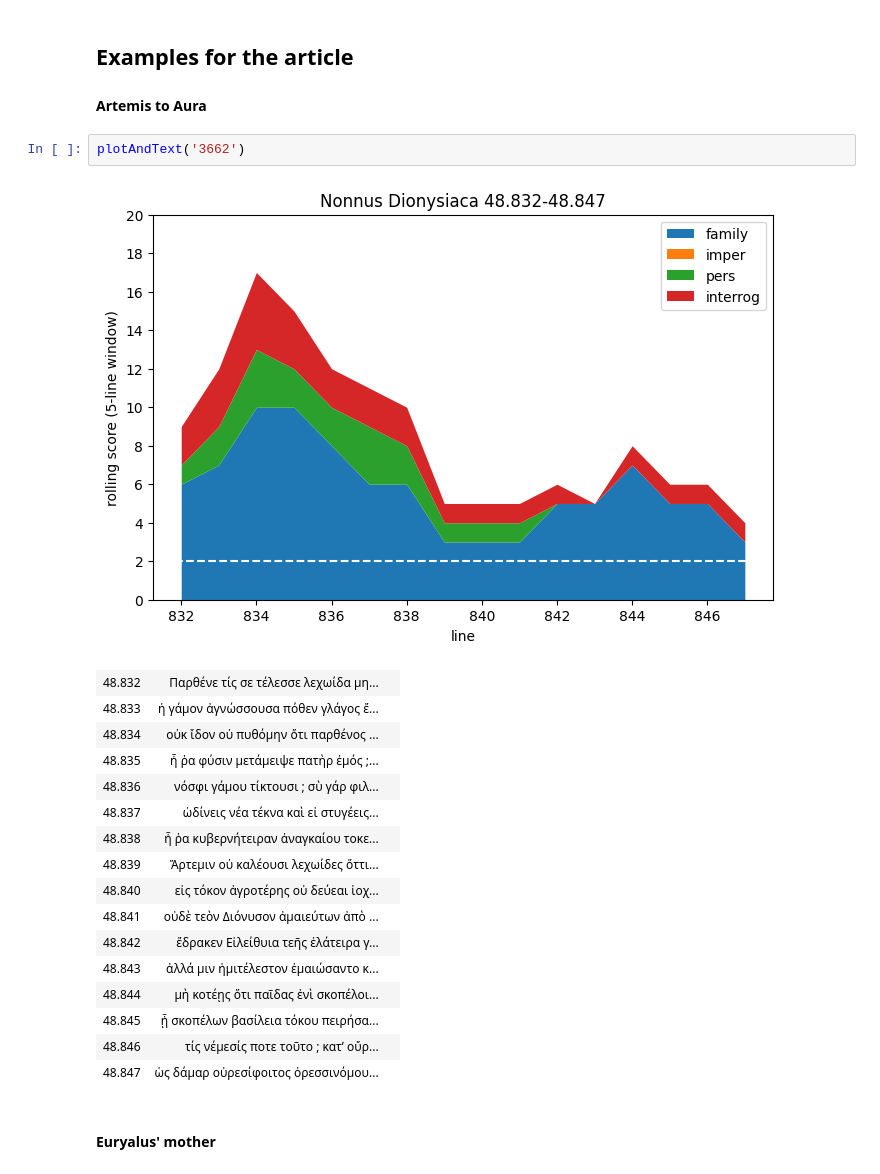
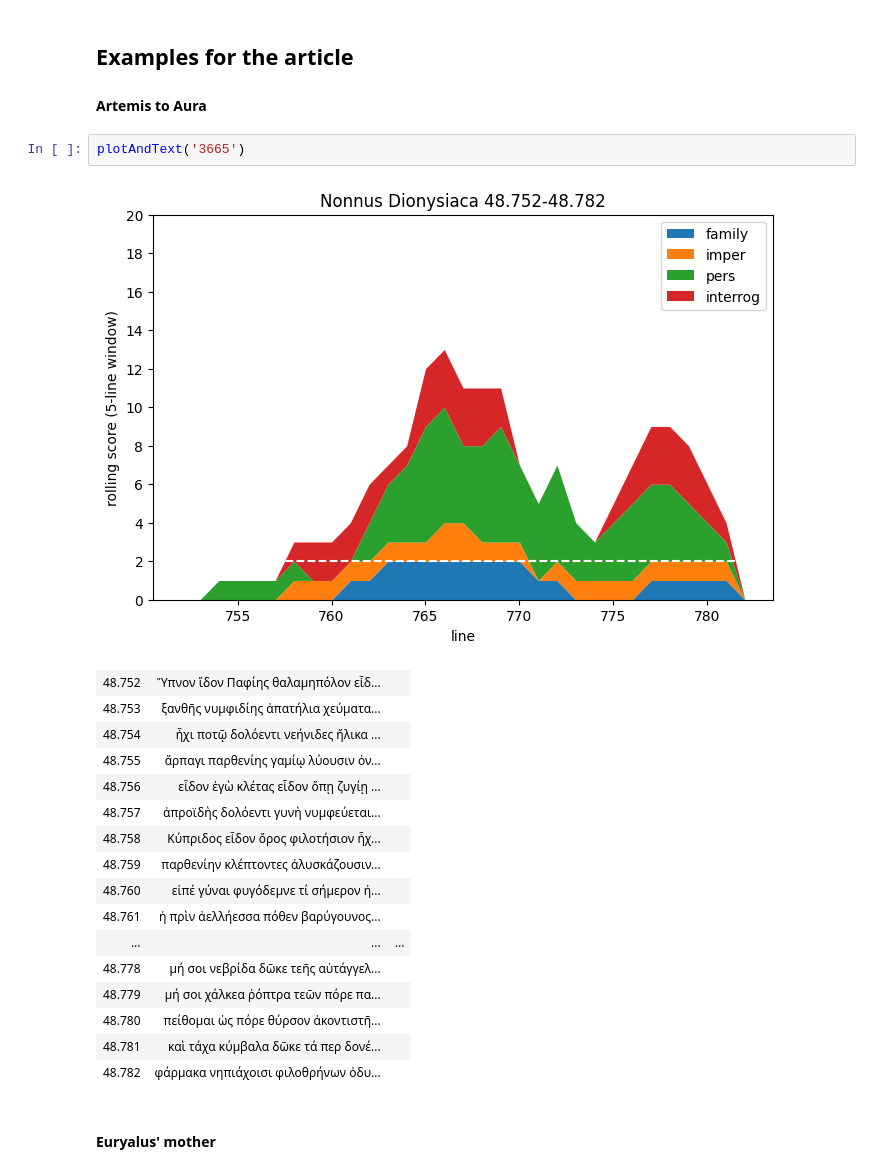
Before and after one commit to cwf2/dices-mta, a Jupyter notebook: Mother speech.ipynb, the cells around one changed output. Saved outputs shown, nothing was run; the diff lists cells and outputs as text.

```diff
--- a/Mother speech.ipynb
+++ b/Mother speech.ipynb
@@ -459,25 +463,25 @@ def plotAndText(speech_id):
 
 #### Artemis to Aura
 # %%
-plotAndText('3662')
+plotAndText('3665')
 # %% [output]
-[figure, old version]
+[figure, new version]
-| 48.832 | Παρθένε τίς σε τέλεσσε λεχωίδα μη... |  |
-| 48.833 | ἡ γάμον ἀγνώσσουσα πόθεν γλάγος ἔ... |  |
-| 48.834 | οὐκ ἴδον οὐ πυθόμην ὅτι παρθένος ... |  |
-| 48.835 | ἦ ῥα φύσιν μετάμειψε πατὴρ ἐμός ;... |  |
-| 48.836 | νόσφι γάμου τίκτουσι ; σὺ γάρ φιλ... |  |
-| 48.837 | ὠδίνεις νέα τέκνα καὶ εἰ στυγέεις... |  |
-| 48.838 | ἦ ῥα κυβερνήτειραν ἀναγκαίου τοκε... |  |
-| 48.839 | Ἄρτεμιν οὐ καλέουσι λεχωίδες ὅττι... |  |
-| 48.840 | εἰς τόκον ἀγροτέρης οὐ δεύεαι ἰοχ... |  |
-| 48.841 | οὐδὲ τεὸν Διόνυσον ἀμαιεύτων ἀπὸ ... |  |
-| 48.842 | ἔδρακεν Εἰλείθυια τεῆς ἐλάτειρα γ... |  |
-| 48.843 | ἀλλά μιν ἡμιτέλεστον ἐμαιώσαντο κ... |  |
-| 48.844 | μὴ κοτέῃς ὅτι παῖδας ἐνὶ σκοπέλοι... |  |
-| 48.845 | ᾗ σκοπέλων βασίλεια τόκου πειρήσα... |  |
-| 48.846 | τίς νέμεσίς ποτε τοῦτο ; κατʼ οὔρ... |  |
-| 48.847 | ὡς δάμαρ οὐρεσίφοιτος ὀρεσσινόμου... |  |
+| 48.752 | Ὕπνον ἴδον Παφίης θαλαμηπόλον εἶδ... |  |
+| 48.753 | ξανθῆς νυμφιδίης ἀπατήλια χεύματα... |  |
+| 48.754 | ἧχι ποτῷ δολόεντι νεήνιδες ἥλικα ... |  |
+| 48.755 | ἅρπαγι παρθενίης γαμίῳ λύουσιν ὀν... |  |
+| 48.756 | εἶδον ἐγὼ κλέτας εἶδον ὅπῃ ζυγίῃ ... |  |
+| 48.757 | ἀπροϊδὴς δολόεντι γυνὴ νυμφεύεται... |  |
+| 48.758 | Κύπριδος εἶδον ὄρος φιλοτήσιον ἧχ... |  |
+| 48.759 | παρθενίην κλέπτοντες ἀλυσκάζουσιν... |  |
+| 48.760 | εἰπέ γύναι φυγόδεμνε τί σήμερον ἠ... |  |
+| 48.761 | ἡ πρὶν ἀελλήεσσα πόθεν βαρύγουνος... |  |
+| ... | ... | ... |
+| 48.778 | μή σοι νεβρίδα δῶκε τεῆς αὐτάγγελ... |  |
+| 48.779 | μή σοι χάλκεα ῥόπτρα τεῶν πόρε πα... |  |
+| 48.780 | πείθομαι ὡς πόρε θύρσον ἀκοντιστῆ... |  |
+| 48.781 | καὶ τάχα κύμβαλα δῶκε τά περ δονέ... |  |
+| 48.782 | φάρμακα νηπιάχοισι φιλοθρήνων ὀδυ... |  |
 # %% [markdown]
 #### Euryalus' mother
 # %%
```
Also changed, not shown: parts of 14 cells of this notebook, 1 other file.
